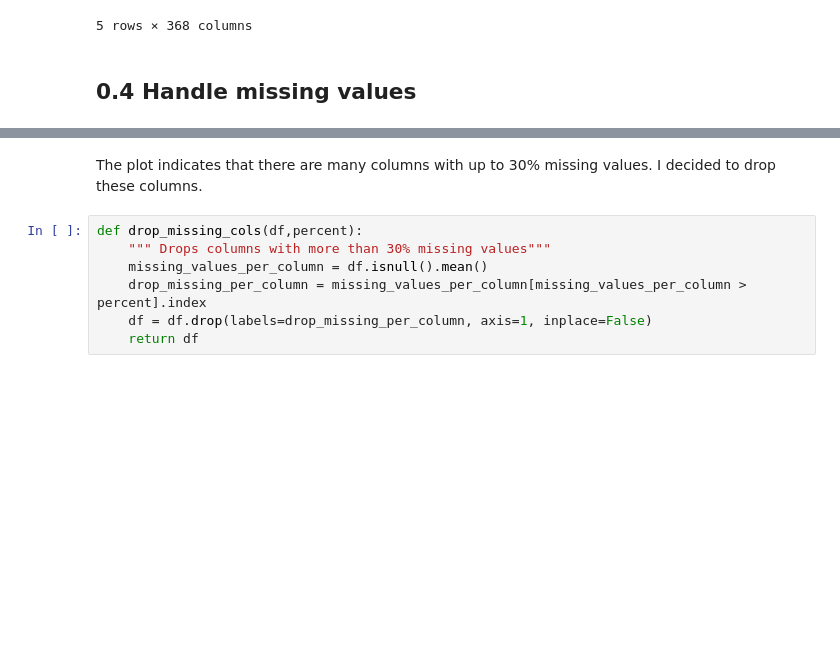
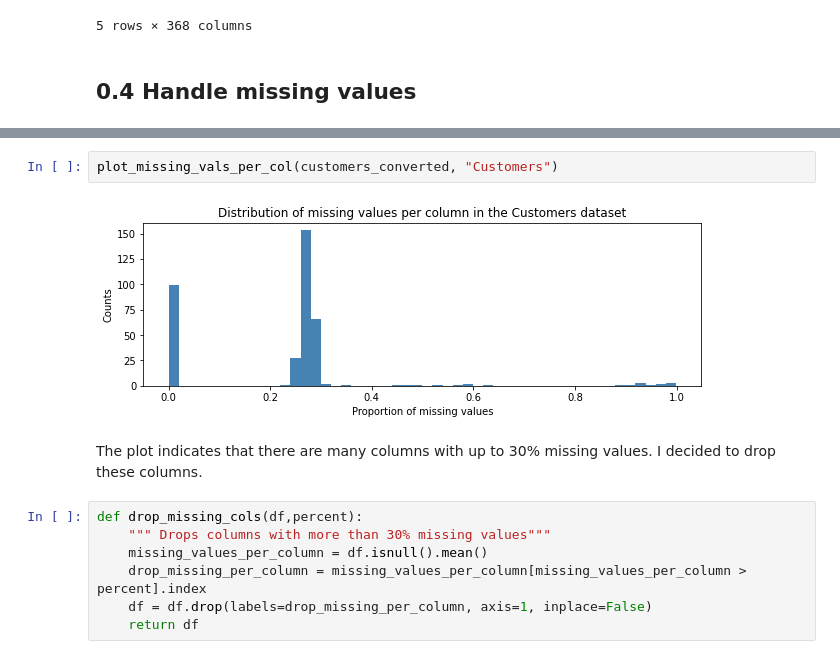
Before and after one commit to eigenvektorin/Customer_Segmentation, a Jupyter notebook: Arvato_Project_Workbook.ipynb, the cells around one changed output, grey strips where cells are left out. Saved outputs shown, nothing was run; the diff lists cells and outputs as text; blank space fills up the shorter version.

```diff
--- a/Arvato_Project_Workbook.ipynb
+++ b/Arvato_Project_Workbook.ipynb
@@ -266,3 +267,7 @@ Text(0, 0.5, 'Counts')
+# %%
+plot_missing_vals_per_col(customers_converted, "Customers")
+# %% [output]
+[figure, added]
 # %% [markdown]
 The plot indicates that there are many columns with up to 30% missing values. I decided to drop these columns.
 # %%
```
Also changed, not shown: parts of 6 cells of this notebook.
